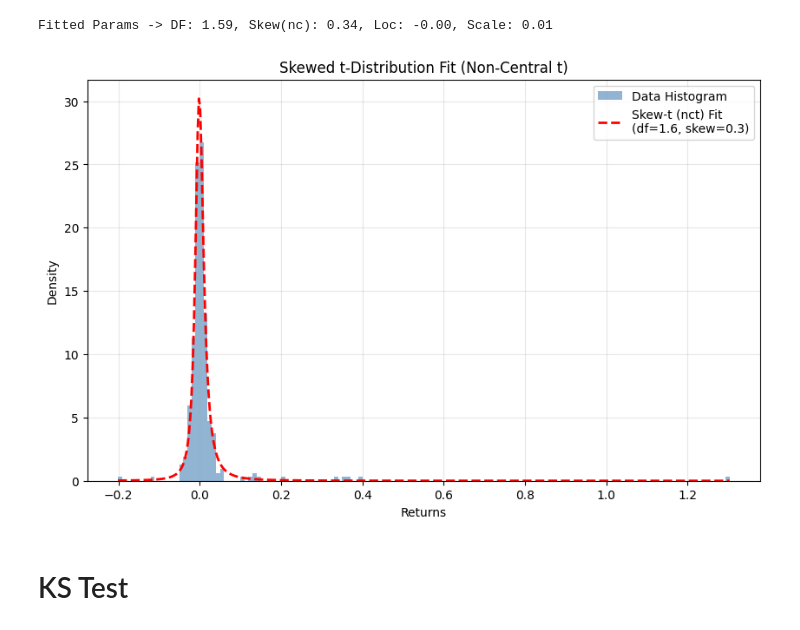
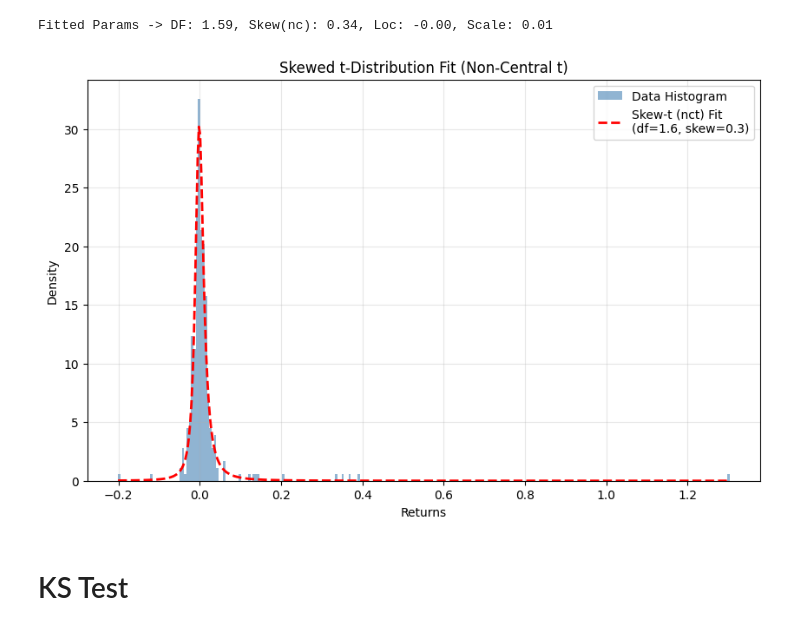
Before and after one commit to ianlai2/MSTR-Options-Research-SwIRL, a Jupyter notebook: options_return_exploration.ipynb, the cells around one changed output. Cells and saved outputs as stored; diff of their text form; code cells hidden in the pictures.

```diff
--- a/options_return_exploration.ipynb
+++ b/options_return_exploration.ipynb
@@ -207,24 +211,24 @@ Fitted Params -> DF: 1.59, Skew(nc): 0.34, Loc: -0.00, Scale: 0.01
 # %%
 x = np.linspace(X.min(), X.max(), 500)
 
 plt.figure(figsize=(10, 6))
 
 # Plot the histogram of the data
-plt.hist(X, bins=150, density=True, alpha=0.6, color='steelblue', label='Data Histogram')
+plt.hist(X, bins='fd', density=True, alpha=0.6, color='steelblue', label='Data Histogram')
 
 # Plot the PDF of the fitted distribution
 pdf_values = stats.nct.pdf(x, df_est, nc_est, loc_est, scale_est)
 plt.plot(x, pdf_values, 'r--', lw=2,
          label=f'Skew-t (nct) Fit\n(df={df_est:.1f}, skew={nc_est:.1f})')
 
 plt.title('Skewed t-Distribution Fit (Non-Central t)')
 plt.xlabel('Returns')
 plt.ylabel('Density')
 plt.legend()
 plt.grid(True, alpha=0.3)
 plt.show()
 # %% [output]
-[figure, old version]
+[figure, new version]
 # %% [markdown]
 # KS Test
 # %%
```
Also changed, not shown: parts of 5 cells of this notebook, 6 other files.
